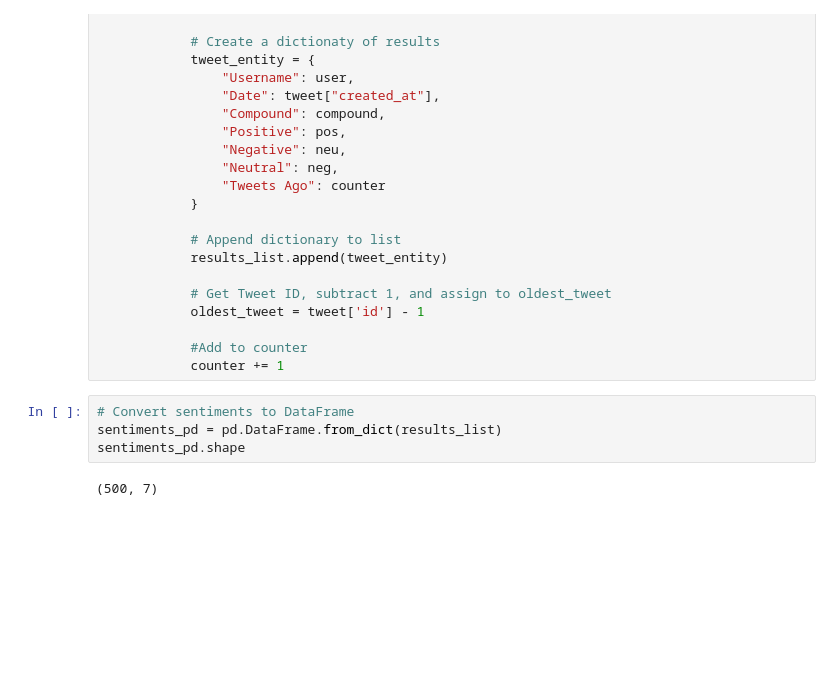
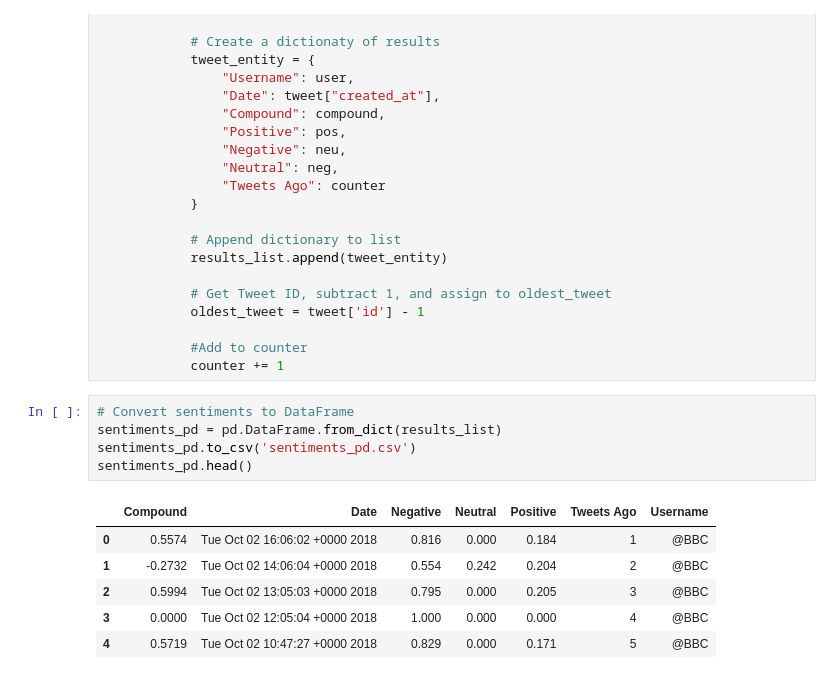
Before and after one commit to Tom2shoes/sentiment_analysis, a Jupyter notebook: twitter_analysis.ipynb, the cells around one changed output. Cells and saved outputs as stored; diff of their text form; blank space fills up the shorter version.

```diff
--- a/twitter_analysis.ipynb
+++ b/twitter_analysis.ipynb
@@ -71,6 +78,12 @@ for user in target_user:
 # %%
 # Convert sentiments to DataFrame
 sentiments_pd = pd.DataFrame.from_dict(results_list)
-sentiments_pd.shape
+sentiments_pd.to_csv('sentiments_pd.csv')
+sentiments_pd.head()
 # %% [output]
-(500, 7)
+|  | Compound | Date | Negative | Neutral | Positive | Tweets Ago | Username |
+| 0 | 0.5574 | Tue Oct 02 16:06:02 +0000 2018 | 0.816 | 0.000 | 0.184 | 1 | @BBC |
+| 1 | -0.2732 | Tue Oct 02 14:06:04 +0000 2018 | 0.554 | 0.242 | 0.204 | 2 | @BBC |
+| 2 | 0.5994 | Tue Oct 02 13:05:03 +0000 2018 | 0.795 | 0.000 | 0.205 | 3 | @BBC |
+| 3 | 0.0000 | Tue Oct 02 12:05:04 +0000 2018 | 1.000 | 0.000 | 0.000 | 4 | @BBC |
+| 4 | 0.5719 | Tue Oct 02 10:47:27 +0000 2018 | 0.829 | 0.000 | 0.171 | 5 | @BBC |
```
Also changed, not shown: parts of 5 cells of this notebook, 3 other files.
